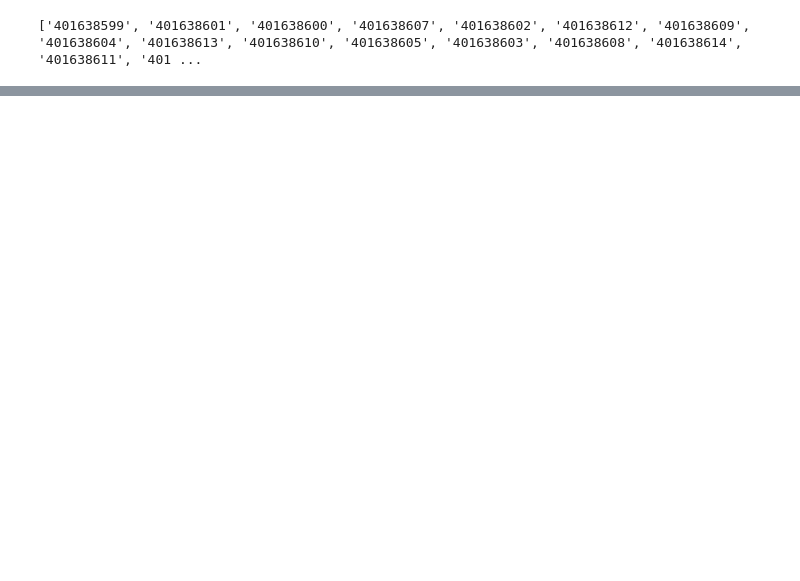
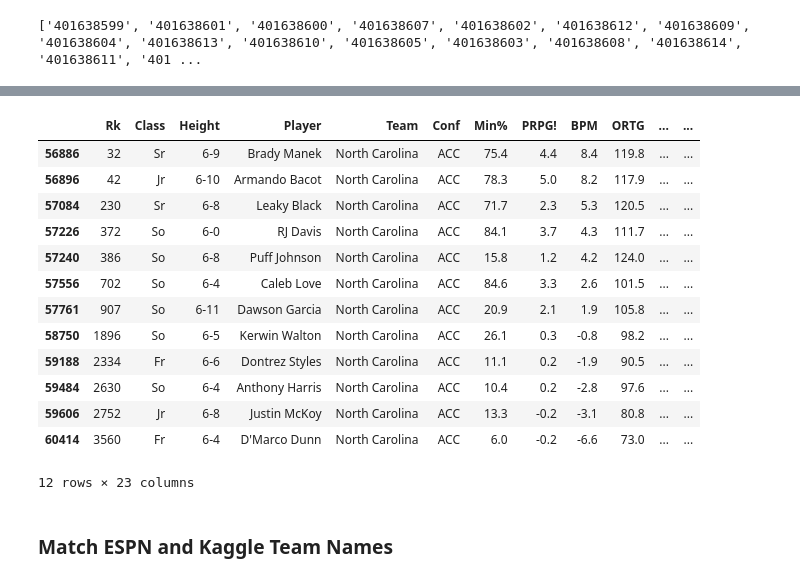
Before and after one commit to skydale23/kaggle-ncaam, a Jupyter notebook: 2025_model/development_notebooks/scrape_torvik.ipynb, the cells around one changed output, grey strips where cells are left out. Drawn from its saved outputs; the diff is of its cells as text; code cells hidden in the pictures; blank space fills up the shorter version.

```diff
--- a/2025_model/development_notebooks/scrape_torvik.ipynb
+++ b/2025_model/development_notebooks/scrape_torvik.ipynb
@@ -331,0 +242,6 @@ played = tmp_box["player_name"].unique().tolist()
+# %%
+def update_mapping(mapping_df, col1_name, col2_name, col1_value, col2_value):
+    mapping_df.loc[mapping_df[col1_name] == col1_value, col2_name] = col2_value
+    return mapping_df
+# %%
+team_lookup = update_mapping(team_lookup, "Box_Score_Team", "Torvik_Team","Grambling", "Grambling St.")
@@ -331,0 +264,4 @@ played = tmp_box["player_name"].unique().tolist()
+# %%
+final_df["Torvik_Team"] = final_df["Team"].copy()
+# %%
+final_df = final_df.merge(team_lookup, on="Torvik_Team", how="left")
@@ -353,0 +462,20 @@ print(players_with_high_distance)
+# %%
+final_df[(final_df.Team == "North Carolina")
+         & (final_df.Season == 2022)]
+# %% [output]
+|  | Rk | Class | Height | Player | Team | Conf | Min% | PRPG! | BPM | ORTG | ... | ... |
+| 56886 | 32 | Sr | 6-9 | Brady Manek | North Carolina | ACC | 75.4 | 4.4 | 8.4 | 119.8 | ... | ... |
+| 56896 | 42 | Jr | 6-10 | Armando Bacot | North Carolina | ACC | 78.3 | 5.0 | 8.2 | 117.9 | ... | ... |
+| 57084 | 230 | Sr | 6-8 | Leaky Black | North Carolina | ACC | 71.7 | 2.3 | 5.3 | 120.5 | ... | ... |
+| 57226 | 372 | So | 6-0 | RJ Davis | North Carolina | ACC | 84.1 | 3.7 | 4.3 | 111.7 | ... | ... |
+| 57240 | 386 | So | 6-8 | Puff Johnson | North Carolina | ACC | 15.8 | 1.2 | 4.2 | 124.0 | ... | ... |
+| 57556 | 702 | So | 6-4 | Caleb Love | North Carolina | ACC | 84.6 | 3.3 | 2.6 | 101.5 | ... | ... |
+| 57761 | 907 | So | 6-11 | Dawson Garcia | North Carolina | ACC | 20.9 | 2.1 | 1.9 | 105.8 | ... | ... |
+| 58750 | 1896 | So | 6-5 | Kerwin Walton | North Carolina | ACC | 26.1 | 0.3 | -0.8 | 98.2 | ... | ... |
+| 59188 | 2334 | Fr | 6-6 | Dontrez Styles | North Carolina | ACC | 11.1 | 0.2 | -1.9 | 90.5 | ... | ... |
+| 59484 | 2630 | So | 6-4 | Anthony Harris | North Carolina | ACC | 10.4 | 0.2 | -2.8 | 97.6 | ... | ... |
+| 59606 | 2752 | Jr | 6-8 | Justin McKoy | North Carolina | ACC | 13.3 | -0.2 | -3.1 | 80.8 | ... | ... |
+| 60414 | 3560 | Fr | 6-4 | D'Marco Dunn | North Carolina | ACC | 6.0 | -0.2 | -6.6 | 73.0 | ... | ... |
+12 rows × 23 columns
+# %% [markdown]
+### Match ESPN and Kaggle Team Names
```
Also changed, not shown: parts of 45 cells of this notebook.
